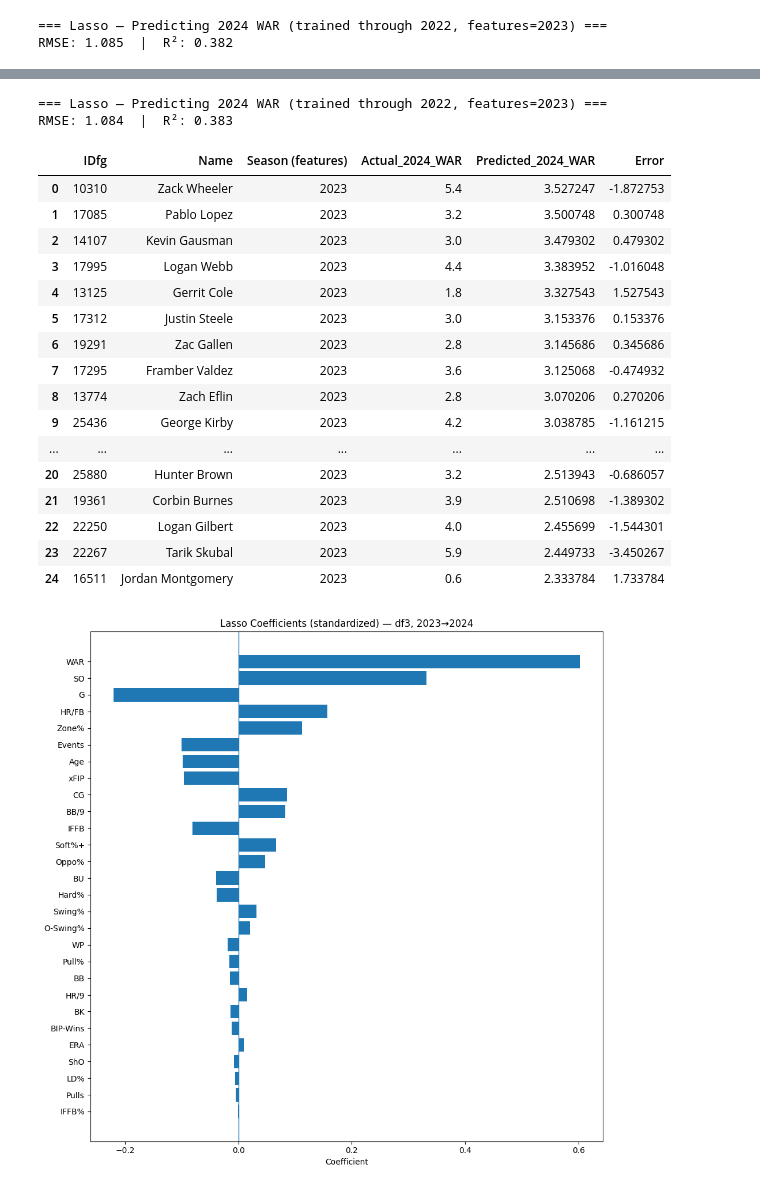
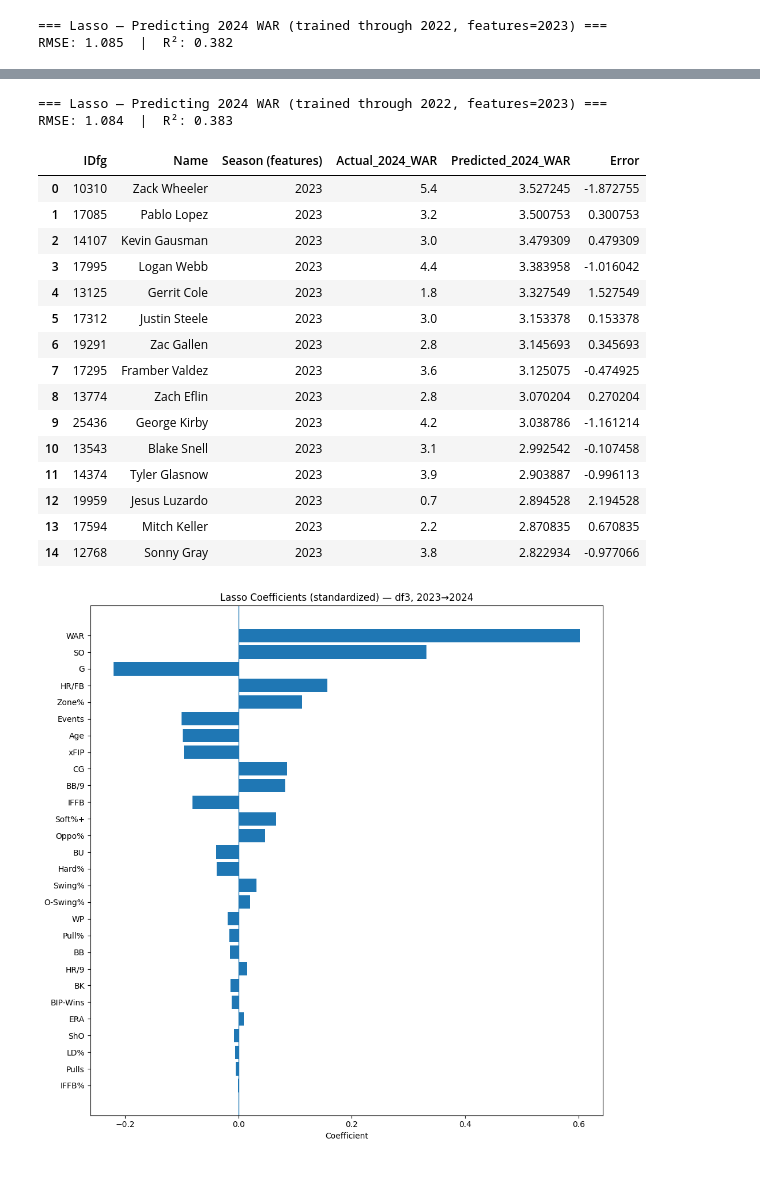
Before and after one commit to RyanKim04/Predicting-WAR, a Jupyter notebook: files/predictions_analysis.ipynb, the cells around one changed output, grey strips where cells are left out. Drawn from its saved outputs; the diff is of its cells as text; code cells hidden in the pictures.

```diff
--- a/files/predictions_analysis.ipynb
+++ b/files/predictions_analysis.ipynb
@@ -478,18 +476,29 @@ display_cols = [c for c in ['IDfg','Name','Season (features)',
 === Lasso — Predicting 2024 WAR (trained through 2022, features=2023) ===
 RMSE: 1.085  |  R²: 0.382
 # %%
-def build_corr_pruned_df(df, threshold=0.95,
-                         exclude=('Next_WAR','Season','Name','Team','IDfg'),
-                         verbose=True):
+def build_corr_pruned_df(
+    df,
+    threshold=0.9,
+    exclude=('Next_WAR','Season','Name','Team','IDfg'),
+    protect=('IP',),
+    verbose=True
+):
     df_ = df.copy()
     excl = set(exclude) & set(df_.columns)
+    prot = set(protect) & set(df_.columns)
 
     feat_cols = [c for c in df_.select_dtypes(include=[np.number]).columns if c not in excl]
     X = df_[feat_cols]
 
     corr_abs = X.corr().abs()
     upper = corr_abs.where(np.triu(np.ones(corr_abs.shape), k=1).astype(bool))
-    to_drop = [col for col in upper.columns if (upper[col] >= threshold).any()]
+
+    to_drop = []
+    for col in upper.columns:
+        if col in prot:
+            continue
+        if (upper[col] >= threshold).any():
+            to_drop.append(col)
 
     report_rows = []
     for col in to_drop:
@@ -501,8 +510,11 @@ def build_corr_pruned_df(df, threshold=0.95,
             report_rows.append((col, partner, float(partners[partner])))
 
     df_pruned = df_.drop(columns=to_drop, errors='ignore')
+    dropped_report = pd.DataFrame(report_rows, columns=['dropped_col','max_corr_with','abs_corr'])
 
-    dropped_report = pd.DataFrame(report_rows, columns=['dropped_col','max_corr_with','abs_corr'])
+    if verbose:
+        print(f"Dropped {len(to_drop)} highly collinear features (|ρ| ≥ {threshold}).")
+
     return df_pruned, to_drop, corr_abs, dropped_report
 # %%
 df3, dropped_cols_df3, corr_df3, dropped_report_df3 = build_corr_pruned_df(df2, threshold=0.9, verbose=True)
@@ -532,34 +543,33 @@ dropped_report_df3.sort_values('abs_corr', ascending=False).head(20)
 # %%
 pred_2024_table, pred_2024_metrics, lasso_2024 = lasso_predict_next_war(df3, test_feature_year=2023)
 
 print("=== Lasso — Predicting 2024 WAR (trained through 2022, features=2023) ===")
 print(f"RMSE: {pred_2024_metrics['RMSE']:.3f}  |  R²: {pred_2024_metrics['R2']:.3f}")
 
 display_cols = [c for c in ['IDfg','Name','Season (features)',
                             'Actual_2024_WAR','Predicted_2024_WAR','Error']
                 if c in pred_2024_table.columns]
 
-pred_2024_table[display_cols].head(25)
+pred_2024_table[display_cols].head(15)
 # %% [output]
 === Lasso — Predicting 2024 WAR (trained through 2022, features=2023) ===
 RMSE: 1.084  |  R²: 0.383
 |  | IDfg | Name | Season (features) | Actual_2024_WAR | Predicted_2024_WAR | Error |
-| 0 | 10310 | Zack Wheeler | 2023 | 5.4 | 3.527247 | -1.872753 |
-| 1 | 17085 | Pablo Lopez | 2023 | 3.2 | 3.500748 | 0.300748 |
-| 2 | 14107 | Kevin Gausman | 2023 | 3.0 | 3.479302 | 0.479302 |
-| 3 | 17995 | Logan Webb | 2023 | 4.4 | 3.383952 | -1.016048 |
-| 4 | 13125 | Gerrit Cole | 2023 | 1.8 | 3.327543 | 1.527543 |
-| 5 | 17312 | Justin Steele | 2023 | 3.0 | 3.153376 | 0.153376 |
-| 6 | 19291 | Zac Gallen | 2023 | 2.8 | 3.145686 | 0.345686 |
-| 7 | 17295 | Framber Valdez | 2023 | 3.6 | 3.125068 | -0.474932 |
-| 8 | 13774 | Zach Eflin | 2023 | 2.8 | 3.070206 | 0.270206 |
-| 9 | 25436 | George Kirby | 2023 | 4.2 | 3.038785 | -1.161215 |
-| ... | ... | ... | ... | ... | ... | ... |
-| 20 | 25880 | Hunter Brown | 2023 | 3.2 | 2.513943 | -0.686057 |
-| 21 | 19361 | Corbin Burnes | 2023 | 3.9 | 2.510698 | -1.389302 |
-| 22 | 22250 | Logan Gilbert | 2023 | 4.0 | 2.455699 | -1.544301 |
-| 23 | 22267 | Tarik Skubal | 2023 | 5.9 | 2.449733 | -3.450267 |
-| 24 | 16511 | Jordan Montgomery | 2023 | 0.6 | 2.333784 | 1.733784 |
+| 0 | 10310 | Zack Wheeler | 2023 | 5.4 | 3.527245 | -1.872755 |
+| 1 | 17085 | Pablo Lopez | 2023 | 3.2 | 3.500753 | 0.300753 |
+| 2 | 14107 | Kevin Gausman | 2023 | 3.0 | 3.479309 | 0.479309 |
+| 3 | 17995 | Logan Webb | 2023 | 4.4 | 3.383958 | -1.016042 |
+| 4 | 13125 | Gerrit Cole | 2023 | 1.8 | 3.327549 | 1.527549 |
+| 5 | 17312 | Justin Steele | 2023 | 3.0 | 3.153378 | 0.153378 |
+| 6 | 19291 | Zac Gallen | 2023 | 2.8 | 3.145693 | 0.345693 |
+| 7 | 17295 | Framber Valdez | 2023 | 3.6 | 3.125075 | -0.474925 |
+| 8 | 13774 | Zach Eflin | 2023 | 2.8 | 3.070204 | 0.270204 |
+| 9 | 25436 | George Kirby | 2023 | 4.2 | 3.038786 | -1.161214 |
+| 10 | 13543 | Blake Snell | 2023 | 3.1 | 2.992542 | -0.107458 |
+| 11 | 14374 | Tyler Glasnow | 2023 | 3.9 | 2.903887 | -0.996113 |
+| 12 | 19959 | Jesus Luzardo | 2023 | 0.7 | 2.894528 | 2.194528 |
+| 13 | 17594 | Mitch Keller | 2023 | 2.2 | 2.870835 | 0.670835 |
+| 14 | 12768 | Sonny Gray | 2023 | 3.8 | 2.822934 | -0.977066 |
 # %%
 def _get_feature_names_from_ct(prep):
     try:
```
Also changed, not shown: parts of 7 cells of this notebook, 1 other file.
